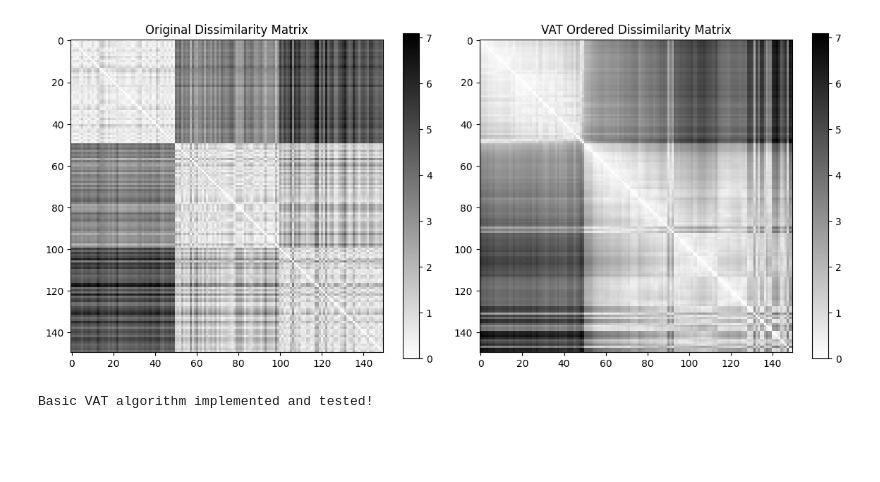
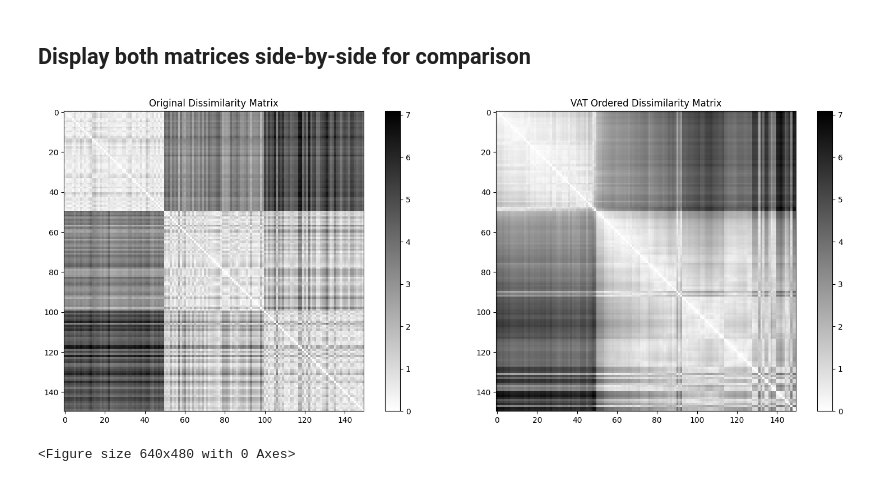
Before and after one commit to aboualiee/VAT-Algorithm_for_Visual_Cluster_Tendency_Assessement, a Jupyter notebook: notebooks/simple_vat_test.ipynb, the cells around one changed output. Saved outputs shown, nothing was run; the diff lists cells and outputs as text; code cells hidden in the pictures; blank space fills up the shorter version.

```diff
--- a/notebooks/simple_vat_test.ipynb
+++ b/notebooks/simple_vat_test.ipynb
@@ -16,22 +45,22 @@ P, R_ordered = vat_ordering(R)
+# %% [markdown]
+## Display both matrices side-by-side for comparison
 # %%
-# Display the results
-plt.figure(figsize=(12, 5))
+
+plt.figure(figsize=(16, 6))
 
 plt.subplot(1, 2, 1)
 plt.imshow(R, cmap='gray_r', interpolation='nearest')
 plt.title("Original Dissimilarity Matrix")
 plt.colorbar()
 
 plt.subplot(1, 2, 2)
 plt.imshow(R_ordered, cmap='gray_r', interpolation='nearest')
 plt.title("VAT Ordered Dissimilarity Matrix")
 plt.colorbar()
 
 plt.tight_layout()
-plt.savefig('vat_test_result.png')
 plt.show()
-
-print("Basic VAT algorithm implemented and tested!")
+plt.savefig('vat.png')
 # %% [output]
-[figure, old version]
+[figure, new version]
-Basic VAT algorithm implemented and tested!
+<Figure size 640x480 with 0 Axes>
```
Also changed, not shown: parts of 7 cells of this notebook.
